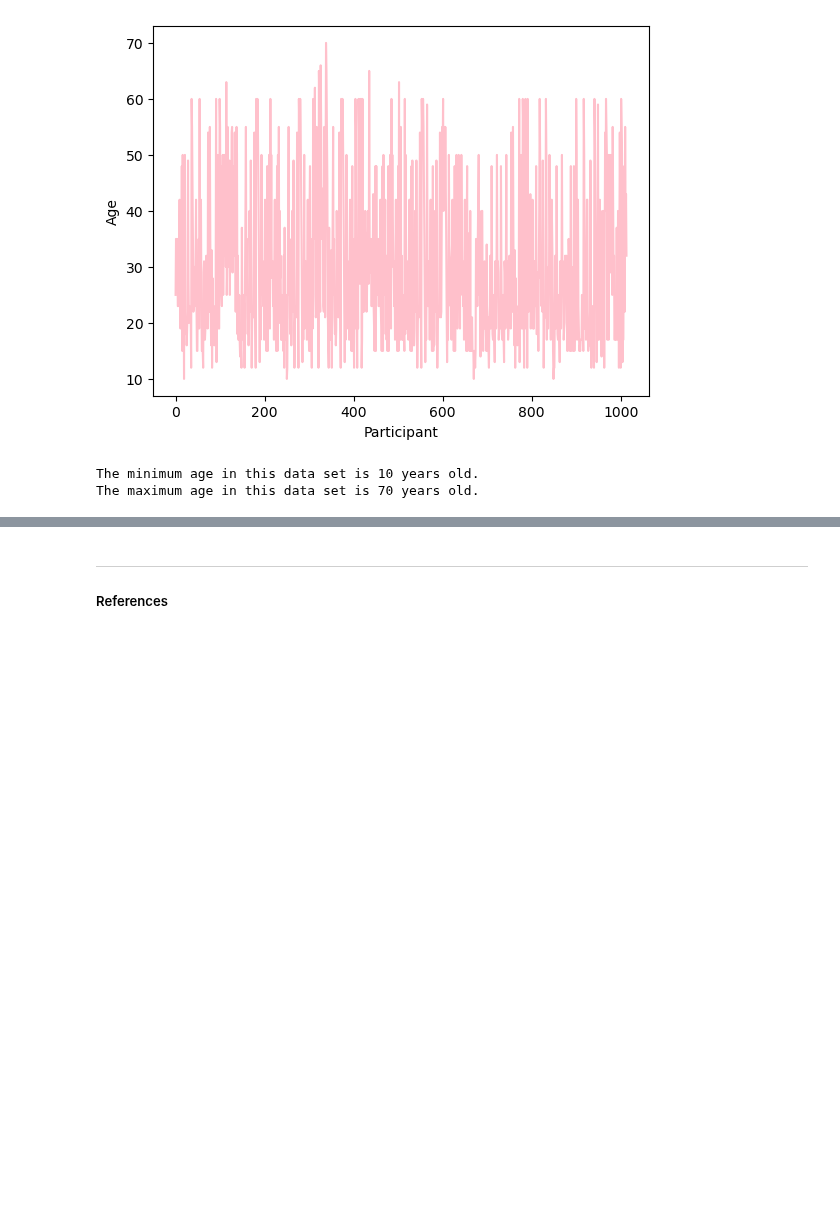
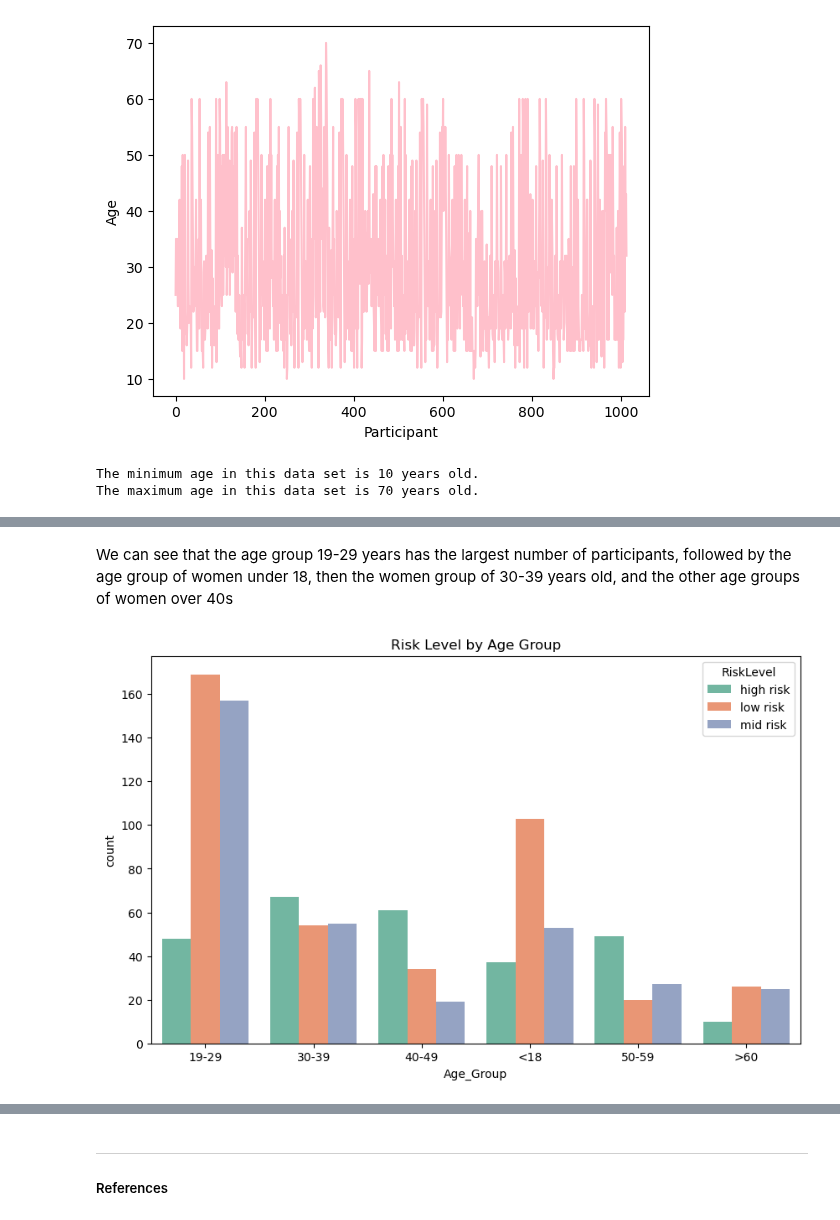
Before and after one commit to Jennyicano/PFDA, a Jupyter notebook: pfda_project/big_project.ipynb, the cells around one changed output, grey strips where cells are left out. Saved outputs shown, nothing was run; the diff lists cells and outputs as text; code cells hidden in the pictures; blank space fills up the shorter version.

Commit message:
data and plots related with age and risk in maternity

```diff
--- a/pfda_project/big_project.ipynb
+++ b/pfda_project/big_project.ipynb
@@ -120,0 +118,21 @@ The maximum age in this data set is 70 years old.
+# %%
+# Creating a function to categorize age groups
+def categorize_age(age):
+    if age < 18:
+        return "<18"
+    elif 19 <= age <= 29:
+        return "19-29"
+    elif 30 <= age <= 39:
+        return "30-39"
+    elif 40 <= age <= 49:
+        return "40-49"
+    elif 50 <= age <= 59:
+        return "50-59"
+    else:
+        return ">60"
+
+# Applying the function to create a new column named 'Age_Group'
+df['Age_Group'] = df['Age'].apply(categorize_age)
+
+# Looking at the new column 'Age_Group'
+print(df.head())
@@ -120,0 +168,11 @@ The maximum age in this data set is 70 years old.
+# %% [markdown]
+We can see that the age group 19-29 years has the largest number of participants, followed by the age group of women under 18, then the women group of 30-39 years old, and the other age groups of women over 40s
+# %%
+# Looking at the risk level of the participants by age group.
+
+fig, ax = plt.subplots(figsize=(10, 6))
+sns.countplot(data=df, x='Age_Group', hue='RiskLevel', palette='Set2')
+plt.title('Risk Level by Age Group')
+plt.show()
+# %% [output]
+[figure, added]
```
Also changed, not shown: parts of 6 cells of this notebook.
